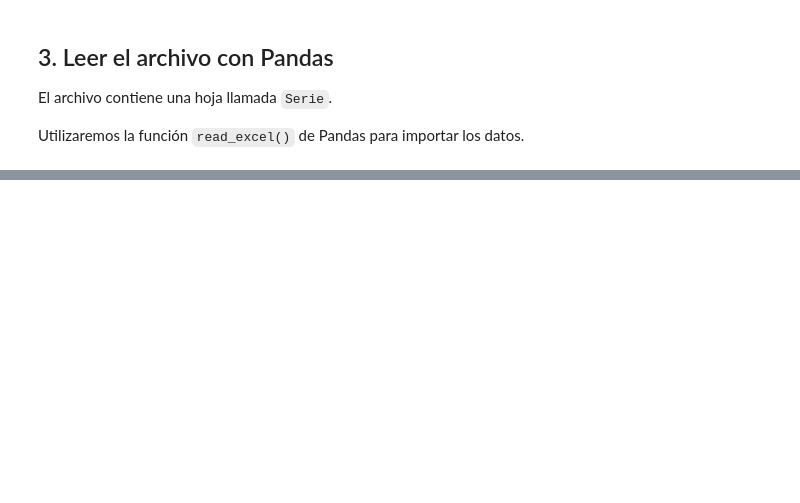
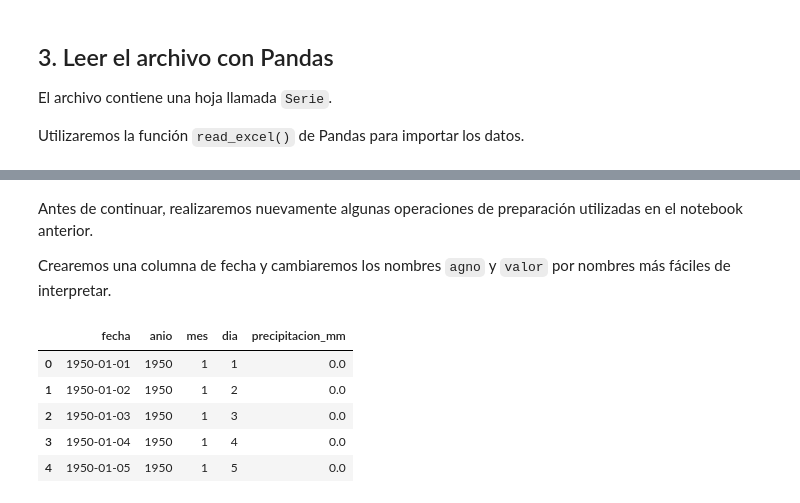
Before and after one commit to paulmunozpauta/Curso_Introduccion_Ciencia_Datos, a Jupyter notebook: Static/M02_02_Organización_preparación_datos.ipynb, the cells around one changed output, grey strips where cells are left out. Saved outputs shown, nothing was run; the diff lists cells and outputs as text; code cells hidden in the pictures; blank space fills up the shorter version.

```diff
--- a/Static/M02_02_Organización_preparación_datos.ipynb
+++ b/Static/M02_02_Organización_preparación_datos.ipynb
@@ -301,7 +79,0 @@ DatetimeIndex(['1954-01-01', '1954-01-02', '1954-01-03', '1954-01-04',
-# %%
-pd.set_option("display.max_rows", None)
-fechas_faltantes_df = pd.DataFrame({
-    "fecha_faltante": fechas_faltantes
-})
-
-fechas_faltantes_df
@@ -326,2 +79,0 @@ fechas_faltantes_df
-# %%
-pd.reset_option("display.max_rows")
@@ -463,0 +90,30 @@ Ahora debes reproducir el procedimiento utilizando la serie de precipitación de
+# %% [markdown]
+Antes de continuar, realizaremos nuevamente algunas operaciones de preparación utilizadas en el notebook anterior.
+
+Crearemos una columna de fecha y cambiaremos los nombres `agno` y `valor` por nombres más fáciles de interpretar.
+# %%
+datos["fecha"] = pd.to_datetime(
+    dict(
+        year=datos["agno"],
+        month=datos["mes"],
+        day=datos["dia"]
+    )
+)
+
+datos = datos.rename(columns={
+    "agno": "anio",
+    "valor": "precipitacion_mm"
+})
+
+datos = datos[
+    ["fecha", "anio", "mes", "dia", "precipitacion_mm"]
+]
+
+datos.head()
+# %% [output]
+|  | fecha | anio | mes | dia | precipitacion_mm |
+| 0 | 1950-01-01 | 1950 | 1 | 1 | 0.0 |
+| 1 | 1950-01-02 | 1950 | 1 | 2 | 0.0 |
+| 2 | 1950-01-03 | 1950 | 1 | 3 | 0.0 |
+| 3 | 1950-01-04 | 1950 | 1 | 4 | 0.0 |
+| 4 | 1950-01-05 | 1950 | 1 | 5 | 0.0 |
```
Also changed, not shown: parts of 63 cells of this notebook.
